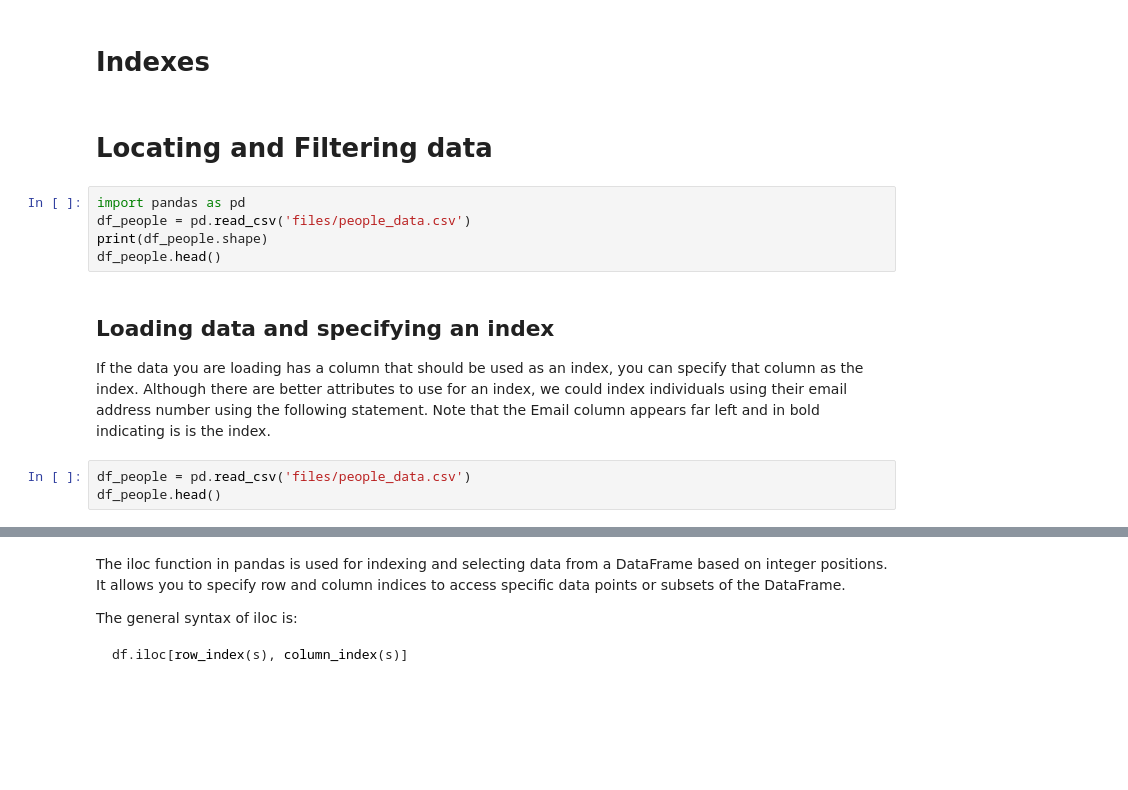
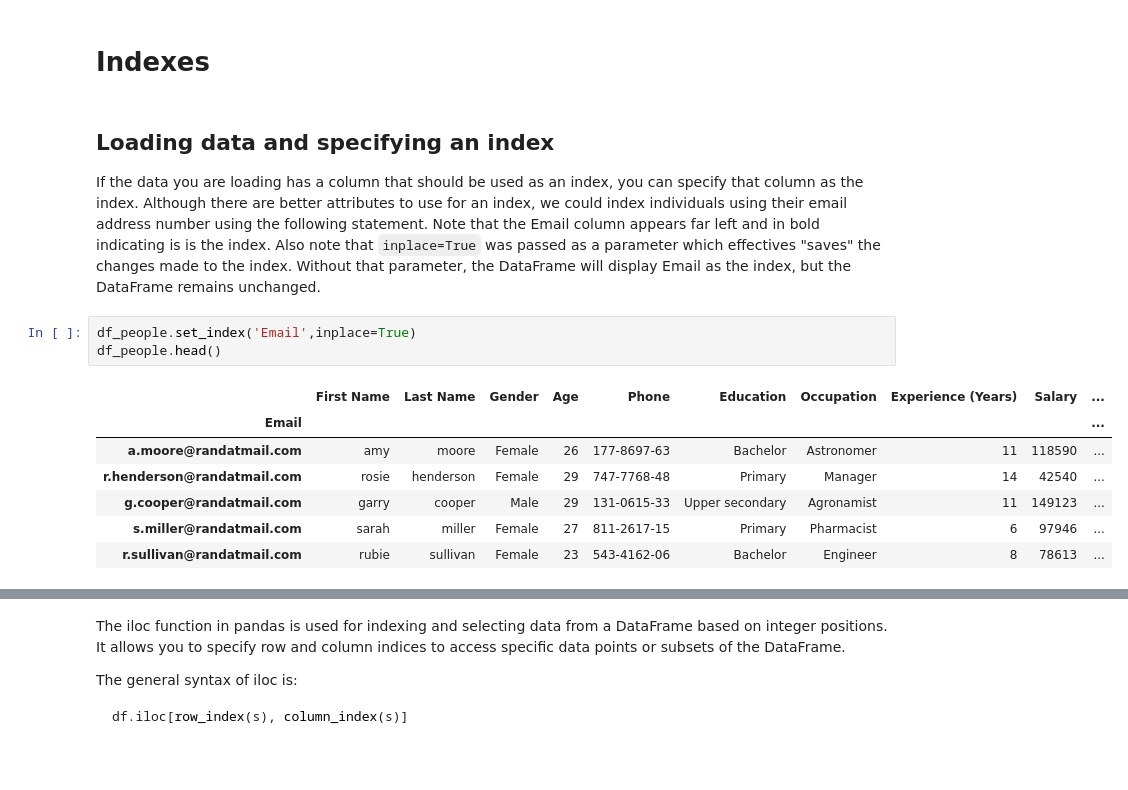
Before and after one commit to gregbott/Python_For_Business_Students, a Jupyter notebook: Pandas2.ipynb, the cells around one changed output, grey strips where cells are left out. Saved outputs shown, nothing was run; the diff lists cells and outputs as text; blank space fills up the shorter version.

````diff
--- a/Pandas2.ipynb
+++ b/Pandas2.ipynb
@@ -147,18 +292,19 @@ grades_no_missing
 Notice that the None/null/NaN item has been removed.
 # %% [markdown]
 # Indexes
-# %% [markdown]
-# Locating and Filtering data
-# %%
-import pandas as pd
-df_people = pd.read_csv('files/people_data.csv')
-print(df_people.shape)
-df_people.head()
 # %% [markdown]
 ## Loading data and specifying an index
-If the data you are loading has a column that should be used as an index, you can specify that column as the index. Although there are better attributes to use for an index, we could index individuals using their email address number using the following statement. Note that the Email column appears far left and in bold indicating is is the index.
+If the data you are loading has a column that should be used as an index, you can specify that column as the index. Although there are better attributes to use for an index, we could index individuals using their email address number using the following statement. Note that the Email column appears far left and in bold indicating is is the index. Also note that ```inplace=True``` was passed as a parameter which effectives "saves" the changes made to the index. Without that parameter, the DataFrame will display Email as the index, but the DataFrame remains unchanged.
 # %%
-df_people = pd.read_csv('files/people_data.csv')
+df_people.set_index('Email',inplace=True)
 df_people.head()
+# %% [output]
+|  | First Name | Last Name | Gender | Age | Phone | Education | Occupation | Experience (Years) | Salary | ... |
+| Email |  |  |  |  |  |  |  |  |  | ... |
+| a.moore@randatmail.com | amy | moore | Female | 26 | 177-8697-63 | Bachelor | Astronomer | 11 | 118590 | ... |
+| r.henderson@randatmail.com | rosie | henderson | Female | 29 | 747-7768-48 | Primary | Manager | 14 | 42540 | ... |
+| g.cooper@randatmail.com | garry | cooper | Male | 29 | 131-0615-33 | Upper secondary | Agronamist | 11 | 149123 | ... |
+| s.miller@randatmail.com | sarah | miller | Female | 27 | 811-2617-15 | Primary | Pharmacist | 6 | 97946 | ... |
+| r.sullivan@randatmail.com | rubie | sullivan | Female | 23 | 543-4162-06 | Bachelor | Engineer | 8 | 78613 | ... |
 # %%
 df_people.loc['s.miller@randatmail.com']
````
Also changed, not shown: parts of 65 cells of this notebook, 2 other files.
